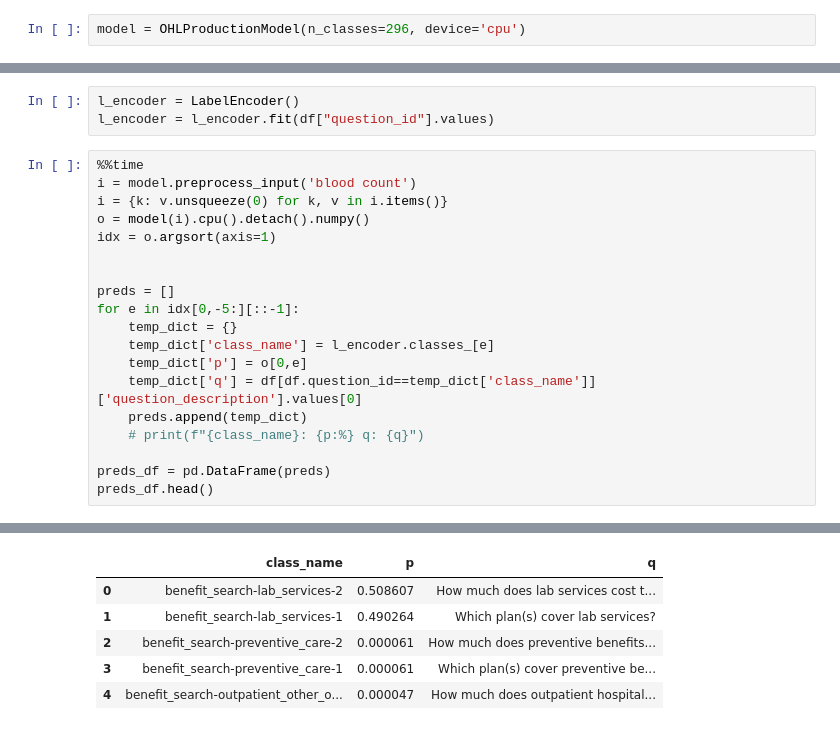
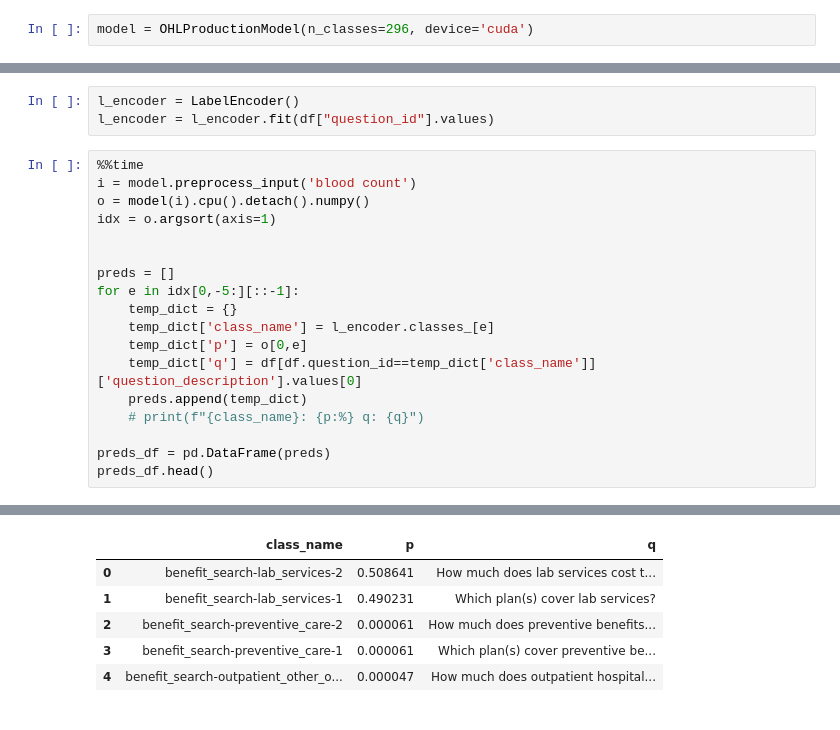
Before and after one commit to SinolationGroup/nlp-models, a Jupyter notebook: notebooks/08-predict.ipynb, the cells around one changed output, grey strips where cells are left out. Cells and saved outputs as stored; diff of their text form.

```diff
--- a/notebooks/08-predict.ipynb
+++ b/notebooks/08-predict.ipynb
@@ -5,5 +5,5 @@ import pandas as pd
 from sklearn.preprocessing import LabelEncoder
 from transformers import AutoModelForSequenceClassification, AutoTokenizer
 # %%
-model = OHLProductionModel(n_classes=296, device='cpu')
+model = OHLProductionModel(n_classes=296, device='cuda')
 # %% [output]
@@ -57,7 +59,6 @@ l_encoder = l_encoder.fit(df["question_id"].values)
 # %%
 %%time
 i = model.preprocess_input('blood count')
-i = {k: v.unsqueeze(0) for k, v in i.items()}
 o = model(i).cpu().detach().numpy()
 idx = o.argsort(axis=1)
 
@@ -79,6 +80,6 @@ Wall time: 181 ms
 |  | class_name | p | q |
-| 0 | benefit_search-lab_services-2 | 0.508607 | How much does lab services cost t... |
-| 1 | benefit_search-lab_services-1 | 0.490264 | Which plan(s) cover lab services? |
+| 0 | benefit_search-lab_services-2 | 0.508641 | How much does lab services cost t... |
+| 1 | benefit_search-lab_services-1 | 0.490231 | Which plan(s) cover lab services? |
 | 2 | benefit_search-preventive_care-2 | 0.000061 | How much does preventive benefits... |
 | 3 | benefit_search-preventive_care-1 | 0.000061 | Which plan(s) cover preventive be... |
 | 4 | benefit_search-outpatient_other_o... | 0.000047 | How much does outpatient hospital... |
```
Also changed, not shown: parts of 4 cells of this notebook, 16 other files.
